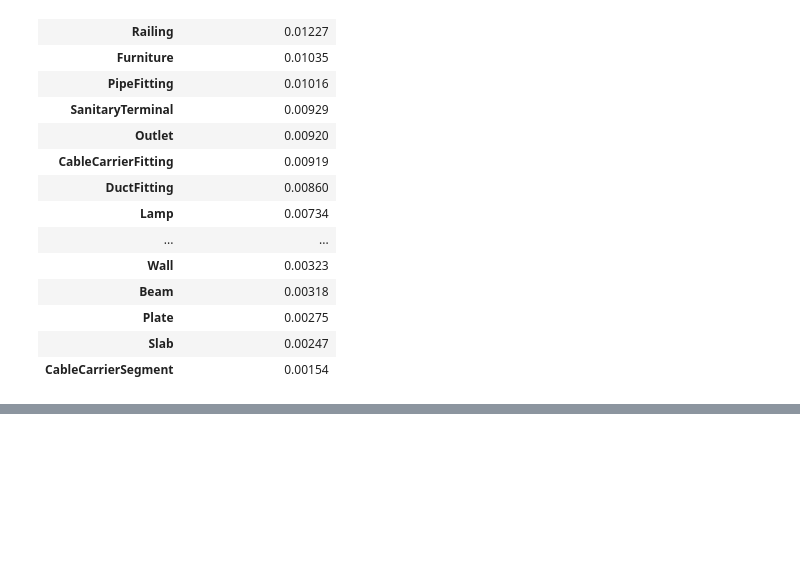
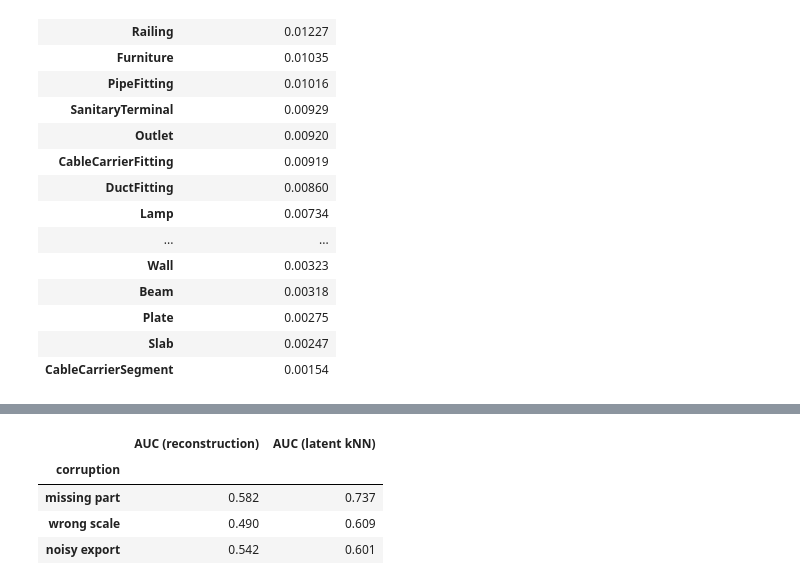
Before and after one commit to iaac-maai/hackathon-team2-ifcnet, a Jupyter notebook: 01_autoencoder/notebook/pointcloud.ipynb, the cells around one changed output, grey strips where cells are left out. Saved outputs shown, nothing was run; the diff lists cells and outputs as text; code cells hidden in the pictures; blank space fills up the shorter version.

```diff
--- a/01_autoencoder/notebook/pointcloud.ipynb
+++ b/01_autoencoder/notebook/pointcloud.ipynb
@@ -300,0 +307,37 @@ chance P@5: 0.062
+# %%
+def renorm(p):
+    p = p - p.mean(0); return p / (np.linalg.norm(p, axis=1).max() + 1e-9)
+
+def corrupt(p, kind, rng):
+    p = p.copy()
+    if kind == "missing part":
+        n = rng.normal(size=3); n /= np.linalg.norm(n)
+        keep = (p @ n) < np.quantile(p @ n, 0.7)
+        q = p[keep]; p = q[rng.choice(len(q), len(p), replace=True)]
+    elif kind == "wrong scale":
+        p[:, rng.integers(3)] *= 2.0
+    elif kind == "noisy export":
+        p += rng.normal(scale=0.03, size=p.shape)
+    return renorm(p).astype(np.float32)
+
+rng_c = np.random.default_rng(SEED)
+Xn = X_test[yt == 0][:600]                                  # clean normal test objects
+m = models[best3]
+s_clean = score(m, Xn).numpy()
+Z_tr = embed3(m, Xtr); k_clean = knn_score(embed3(m, Xn), Z_tr)
+rows = []
+for kind in ["missing part", "wrong scale", "noisy export"]:
+    Xc = torch.tensor(np.stack([corrupt(p.numpy(), kind, rng_c) for p in Xn]))
+    s_c = score(m, Xc).numpy(); k_c = knn_score(embed3(m, Xc), Z_tr)
+    lab = np.r_[np.zeros(len(Xn)), np.ones(len(Xc))]
+    rows.append({"corruption": kind,
+                 "AUC (reconstruction)": round(roc_auc_score(lab, np.r_[s_clean, s_c]), 3),
+                 "AUC (latent kNN)": round(roc_auc_score(lab, np.r_[k_clean, k_c]), 3)})
+dfc = pd.DataFrame(rows).set_index("corruption"); display(dfc)
+dfc.to_csv(FIG.parent / "corruption_3d.csv")
+# %% [output]
+|  | AUC (reconstruction) | AUC (latent kNN) |
+| corruption |  |  |
+| missing part | 0.582 | 0.737 |
+| wrong scale | 0.490 | 0.609 |
+| noisy export | 0.542 | 0.601 |
```
Also changed, not shown: parts of 2 cells of this notebook, 2 other files.
